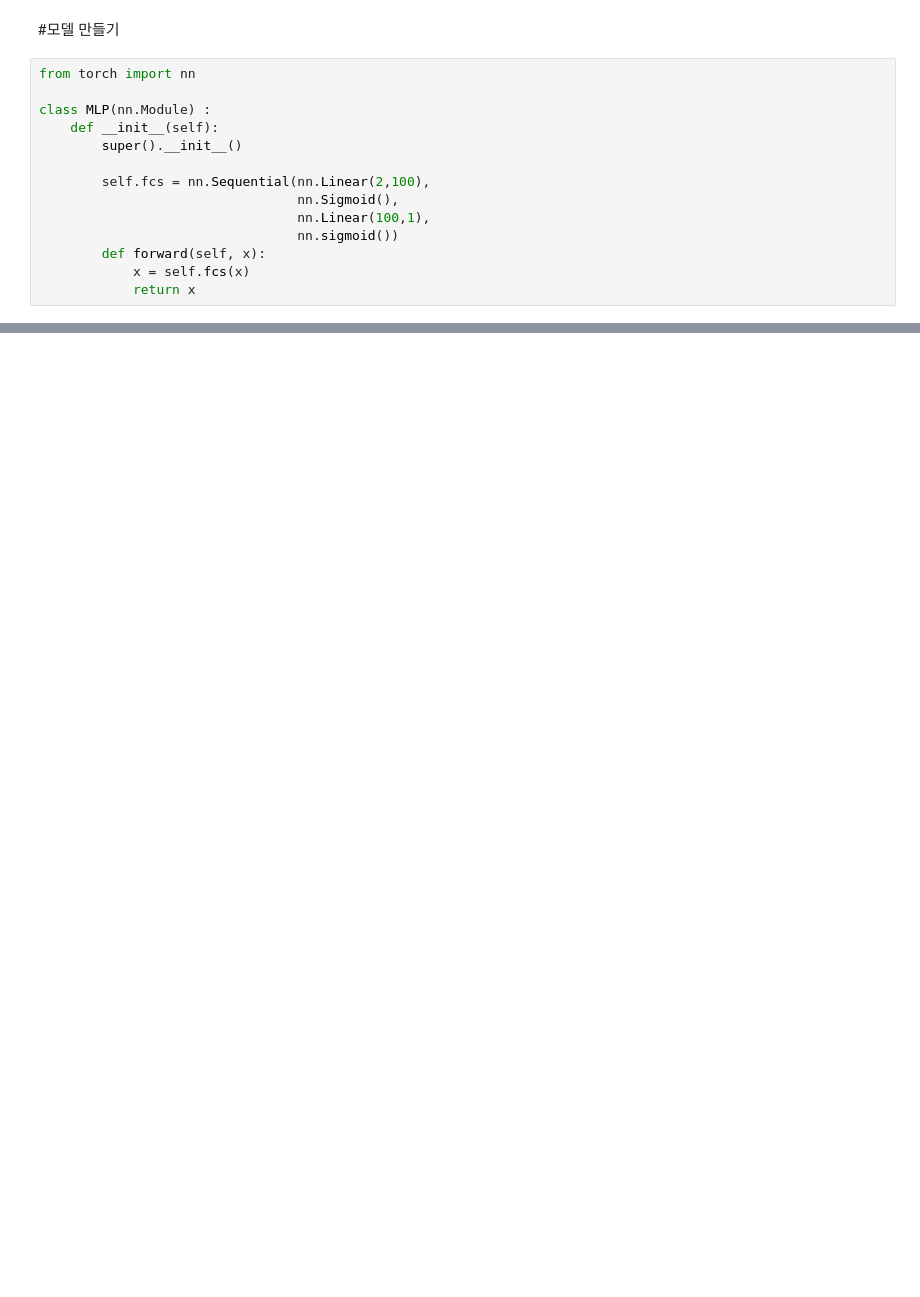
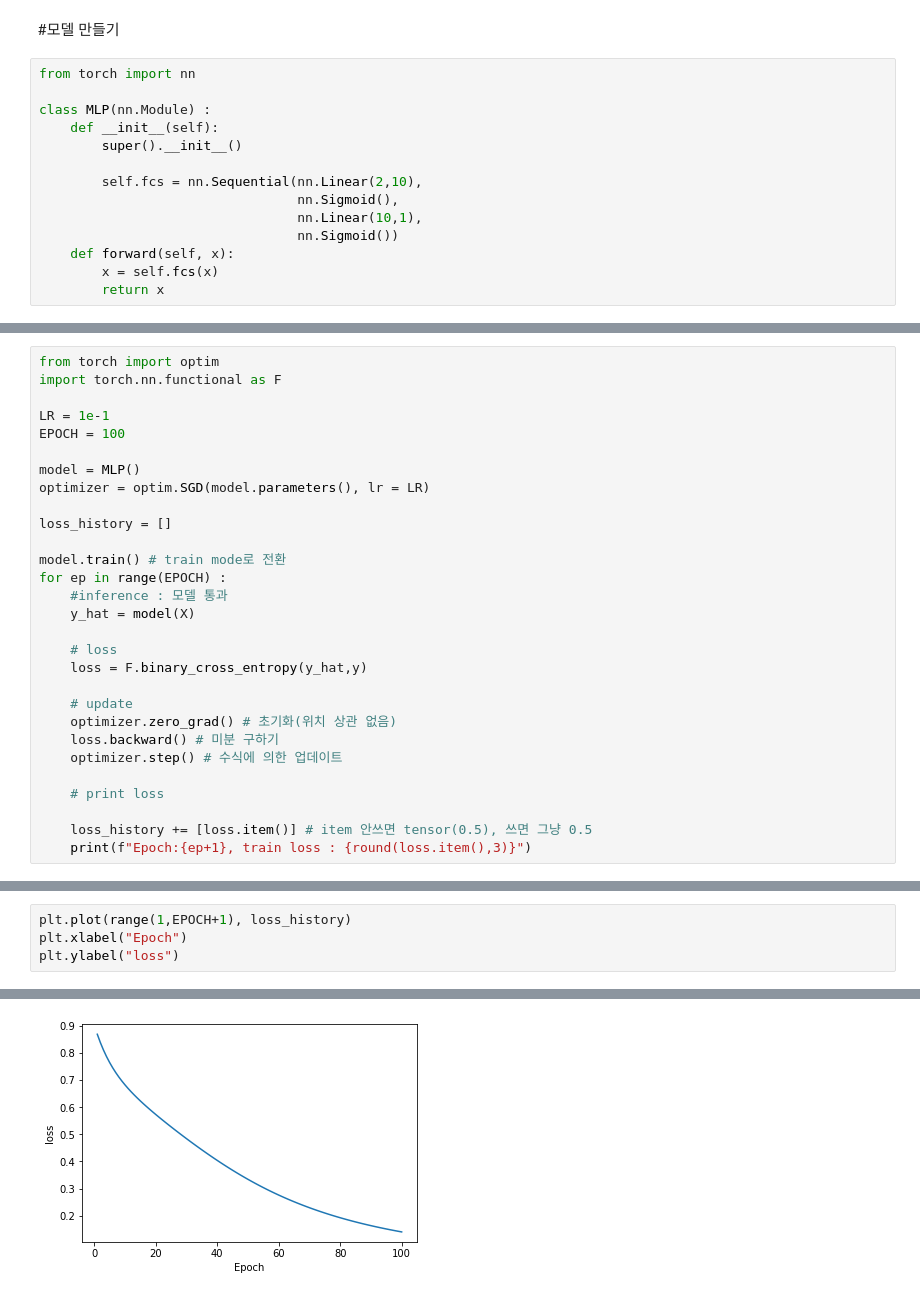
Before and after one commit to Energyofclouds/pytorch, a Jupyter notebook: binary_classification.ipynb, the cells around one changed output, grey strips where cells are left out. Drawn from its saved outputs; the diff is of its cells as text; blank space fills up the shorter version.

```diff
--- a/binary_classification.ipynb
+++ b/binary_classification.ipynb
@@ -60,10 +60,10 @@ class MLP(nn.Module) :
     def __init__(self):
         super().__init__()
 
-        self.fcs = nn.Sequential(nn.Linear(2,100),
+        self.fcs = nn.Sequential(nn.Linear(2,10),
                                  nn.Sigmoid(),
-                                 nn.Linear(100,1),
-                                 nn.sigmoid())
-        def forward(self, x):
-            x = self.fcs(x)
-            return x
+                                 nn.Linear(10,1),
+                                 nn.Sigmoid())
+    def forward(self, x):
+        x = self.fcs(x)
+        return x
@@ -69,0 +87,29 @@ class MLP(nn.Module) :
+# %%
+from torch import optim
+import torch.nn.functional as F
+
+LR = 1e-1
+EPOCH = 100
+
+model = MLP()
+optimizer = optim.SGD(model.parameters(), lr = LR)
+
+loss_history = []
+
+model.train() # train mode로 전환
+for ep in range(EPOCH) :
+    #inference : 모델 통과
+    y_hat = model(X)
+
+    # loss
+    loss = F.binary_cross_entropy(y_hat,y)
+
+    # update
+    optimizer.zero_grad() # 초기화(위치 상관 없음)
+    loss.backward() # 미분 구하기
+    optimizer.step() # 수식에 의한 업데이트
+
+    # print loss
+
+    loss_history += [loss.item()] # item 안쓰면 tensor(0.5), 쓰면 그냥 0.5
+    print(f"Epoch:{ep+1}, train loss : {round(loss.item(),3)}")
@@ -69,0 +140,5 @@ class MLP(nn.Module) :
+# %%
+plt.plot(range(1,EPOCH+1), loss_history)
+plt.xlabel("Epoch")
+plt.ylabel("loss")
+# %% [output]
@@ -69,0 +146 @@ class MLP(nn.Module) :
+[figure, added]
```
Also changed, not shown: parts of 18 cells of this notebook.
